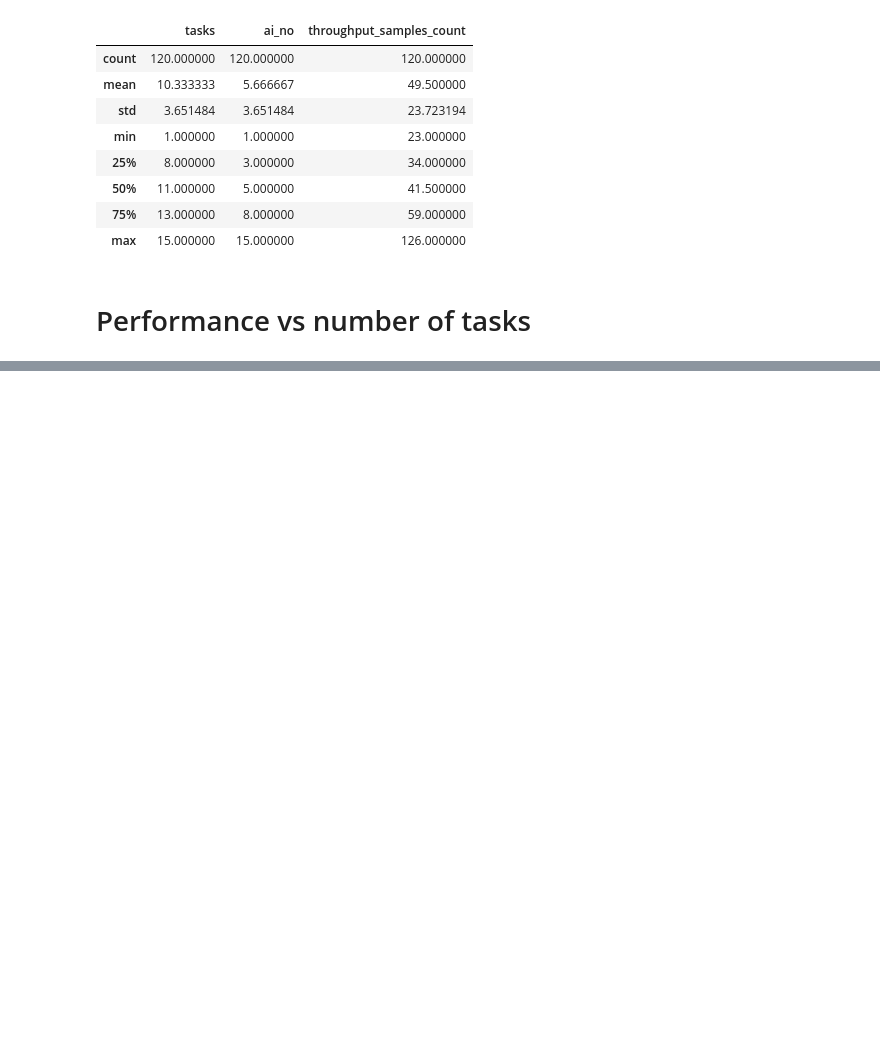
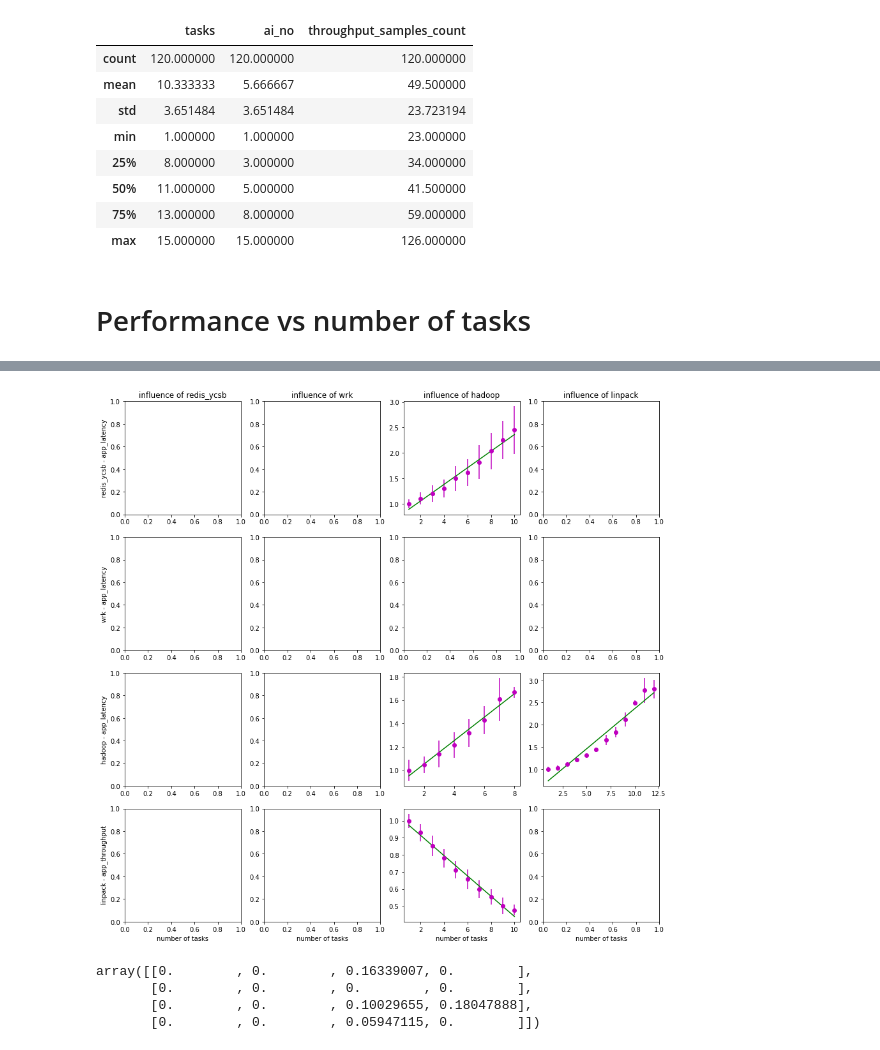
Before and after one commit to pawelzell/cbtool, a Jupyter notebook: myscripts/Interference observation.ipynb, the cells around one changed output, grey strips where cells are left out. Drawn from its saved outputs; the diff is of its cells as text; code cells hidden in the pictures; blank space fills up the shorter version.

```diff
--- a/myscripts/Interference observation.ipynb
+++ b/myscripts/Interference observation.ipynb
@@ -536,0 +542,3 @@ plt.show()
+# %%
+analyzeInterferenceGrid(s3)
+# %% [output]
@@ -536,0 +561,5 @@ plt.show()
+[figure, added]
+array([[0.        , 0.        , 0.16339007, 0.        ],
+       [0.        , 0.        , 0.        , 0.        ],
+       [0.        , 0.        , 0.10029655, 0.18047888],
+       [0.        , 0.        , 0.05947115, 0.        ]])
```
Also changed, not shown: parts of 22 cells of this notebook.
